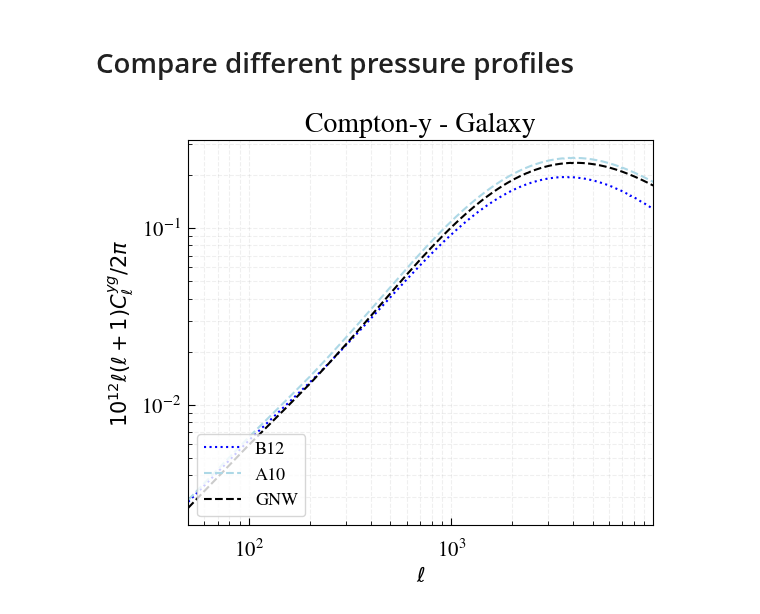
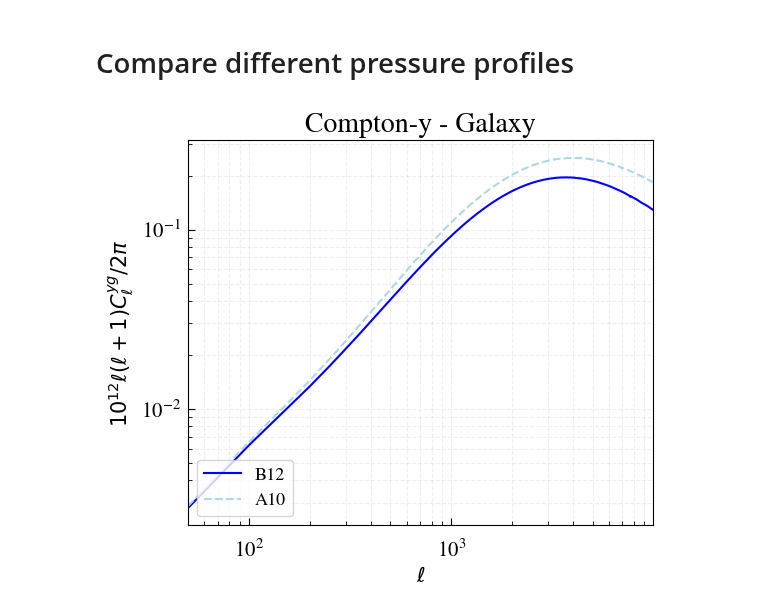
Before and after one commit to CLASS-SZ/class_sz, a Jupyter notebook: notebooks/class_sz_tutorial_notebooks/class_sz_yg_unwise.ipynb, the cells around one changed output. Cells and saved outputs as stored; diff of their text form; code cells hidden in the pictures.

Commit message:
fix yg notebook

```diff
--- a/notebooks/class_sz_tutorial_notebooks/class_sz_yg_unwise.ipynb
+++ b/notebooks/class_sz_tutorial_notebooks/class_sz_yg_unwise.ipynb
@@ -366,18 +368,18 @@ plt.savefig(path_save+'class_sz_tutorial_notebooks/figures/yg_unwise_'+color+'_g
 # %%
 plt.figure(figsize=(6,5))
 plt.xscale('log')
 plt.yscale('log')
 
-plt.plot(cl_ell_b12, cl_tot_b12, c='blue', label='B12', ls=':')
+plt.plot(cl_ell_b12, cl_tot_b12, c='blue', label='B12', ls='-')
 plt.plot(cl_ell_a10, cl_tot_a10, c='lightblue', label='A10', ls='--')
-plt.plot(cl_ell_gnfw, cl_tot_gnfw, c='black', label='GNW', ls='--')
+#plt.plot(cl_ell_gnfw, cl_tot_gnfw, c='black', label='GNW', ls='--')
 
 plt.xlim([50, 9950])
 plt.ylabel(r'$10^{12}\ell(\ell+1)C_{\ell}^{yg}/2\pi$')
 plt.xlabel('$\ell$')
 plt.title('Compton-y - Galaxy')
 plt.legend(loc='lower left')
 plt.legend(loc='lower left')
-plt.savefig(path_save+'class_sz_tutorial_notebooks/figures/yg_unwise_blue_compare_pp.pdf')
+plt.savefig(path_save+'class_sz_tutorial_notebooks/figures/classyg_unwise_blue_compare_pp.pdf')
 # %% [output]
-[figure, old version]
+[figure, new version]
```
Also changed, not shown: parts of 6 cells of this notebook.
